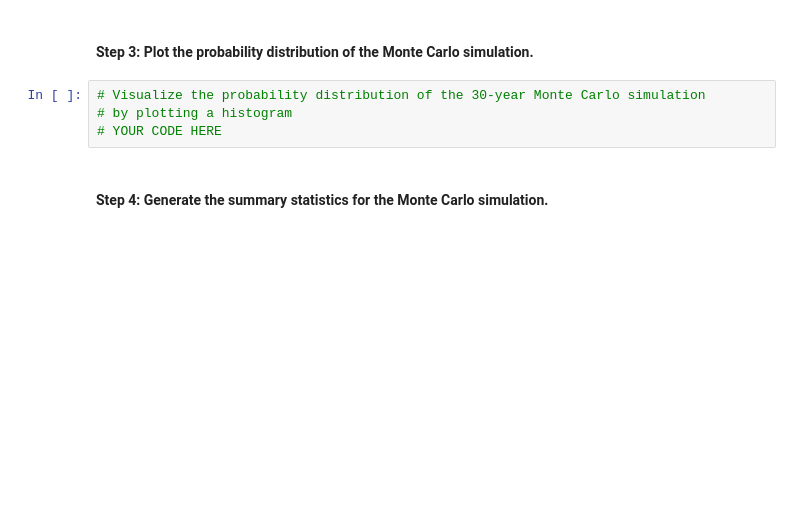
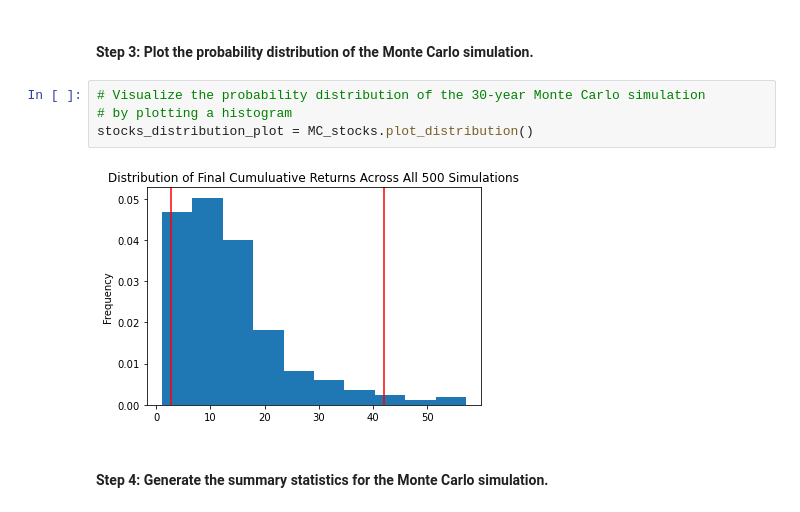
Before and after one commit to NomanZubairi/Financial-Planner, a Jupyter notebook: financial_planning_tools.ipynb, the cells around one changed output. Cells and saved outputs as stored; diff of their text form; blank space fills up the shorter version.

```diff
--- a/financial_planning_tools.ipynb
+++ b/financial_planning_tools.ipynb
@@ -464,7 +537,9 @@ In this section, you’ll use the MCForecastTools library to create a Monte Carl
 # %%
 # Visualize the probability distribution of the 30-year Monte Carlo simulation
 # by plotting a histogram
-# YOUR CODE HERE
+stocks_distribution_plot = MC_stocks.plot_distribution()
+# %% [output]
+[figure, added]
 # %% [markdown]
 #### Step 4: Generate the summary statistics for the Monte Carlo simulation.
 # %%
```
Also changed, not shown: parts of 6 cells of this notebook.
